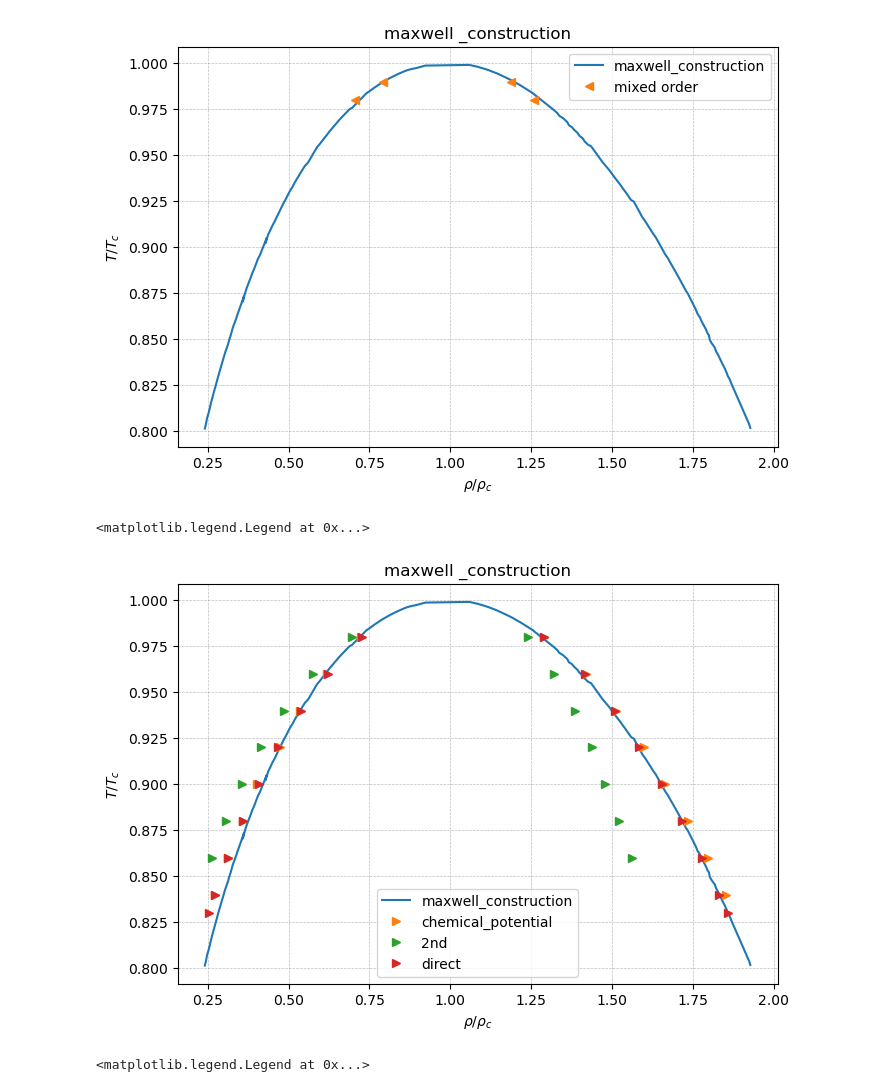
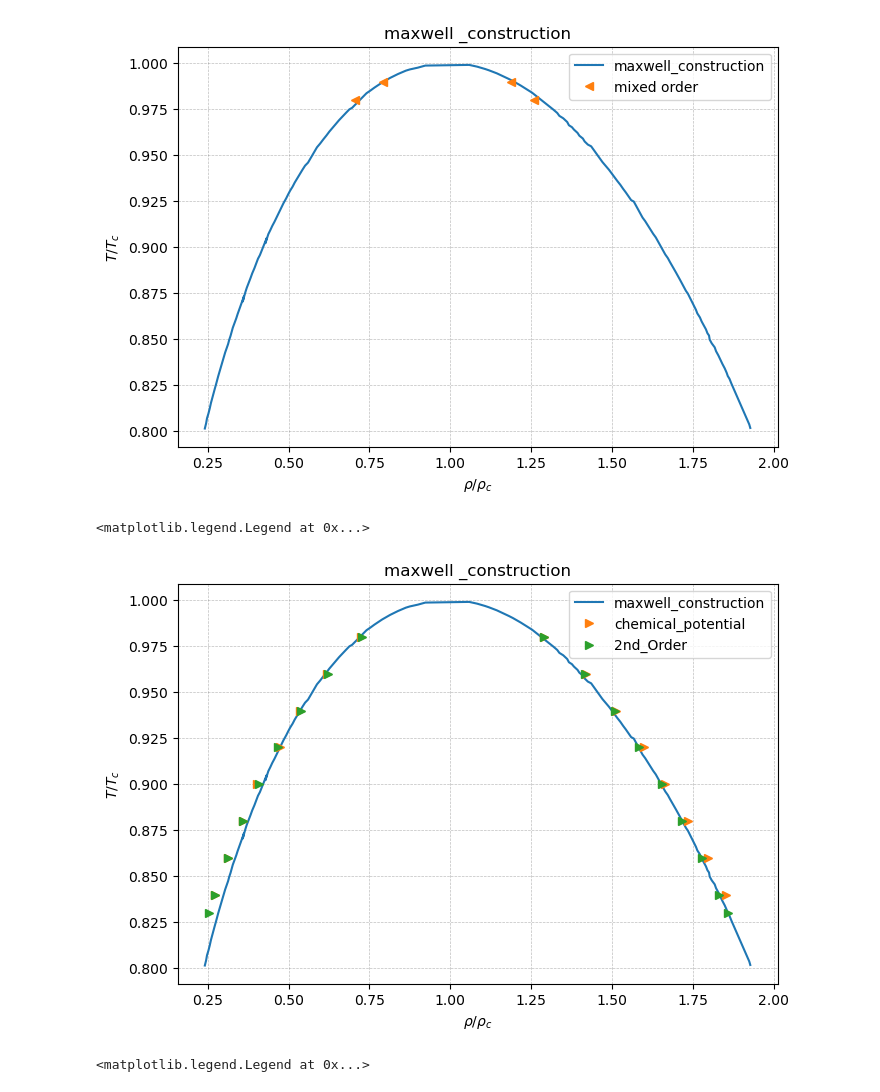
Before and after one commit to Ganesh-Kumar-B/multiphase, a Jupyter notebook: D2Q9/testnotebook.ipynb, the cells around one changed output. Drawn from its saved outputs; the diff is of its cells as text; code cells hidden in the pictures.

```diff
--- a/D2Q9/testnotebook.ipynb
+++ b/D2Q9/testnotebook.ipynb
@@ -103,36 +103,36 @@ ax1 = fig.add_axes([0,0,1,1])
 # ax1.plot(rho,Temp,'.', label = 'Analytical match from Mathematica')
 ax1.plot(d3[:,0],d3[:,1],'-',label = 'maxwell_construction')
 ax1.plot(d4[:,1],d4[:,0],'>',label = 'chemical_potential')
 # ax1.plot(d5[:,1],d5[:,0],'<',label = '4th')
-ax1.plot(d6[:,1],d6[:,0],'>',label = '2nd')
+# ax1.plot(d6[:,1],d6[:,0],'>',label = '2nd')
 # ax1.plot(d7[:,1],d7[:,0],'>',label = 'mixed')
-ax1.plot(d8[:,1],d8[:,0],'>',label = 'direct')
+ax1.plot(d8[:,1],d8[:,0],'>',label = '2nd_Order')
 
 
 
 
 # ax1.plot(d5[:,1],d5[:,0],'<',label = 'central difference')
 # ax1.plot(d6[:,1],d6[:,0],'>',label = '2nd order')
 
 
 # ax1.plot(y1,x,'>',label = "pressure_formulation")
 
 
 
 plt.title("maxwell _construction")
 
 
 ax1.set_xlabel(r'$\rho / \rho_{c}$')
 ax1.set_ylabel(r'$T / T_{c}$')
 
 
 #
 
 ax1.grid(alpha=0.5,lw=0.5,ls='--',color='tab:gray')
 ax1.legend()
 # %% [output]
 <matplotlib.legend.Legend at 0x...>
-[figure, old version]
+[figure, new version]
 # %%
 import matplotlib.pyplot as plt
 import numpy as np
```
Also changed, not shown: 1 other file.
